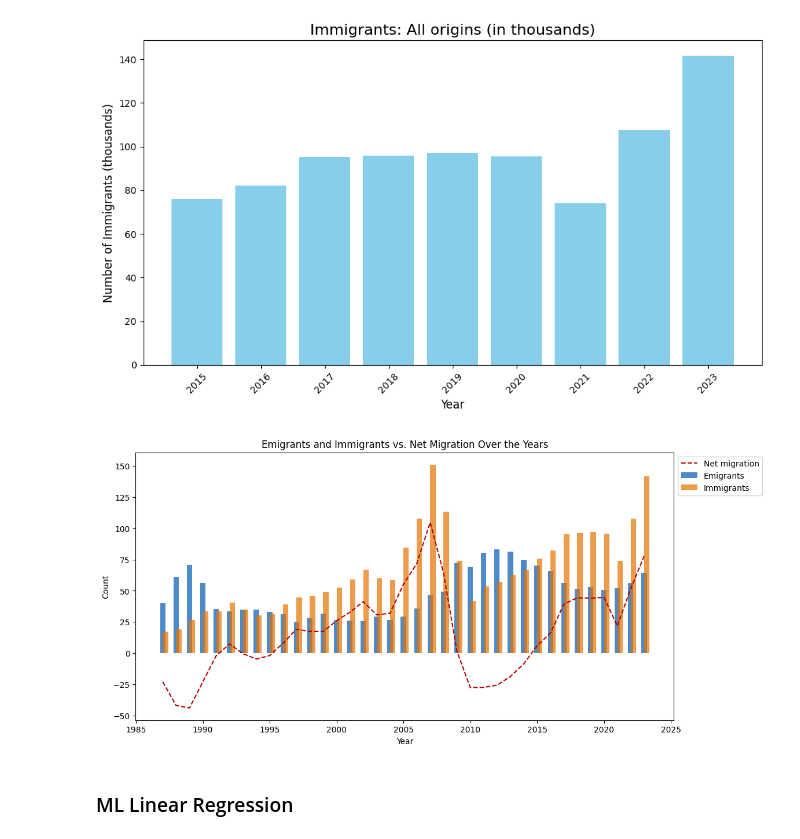
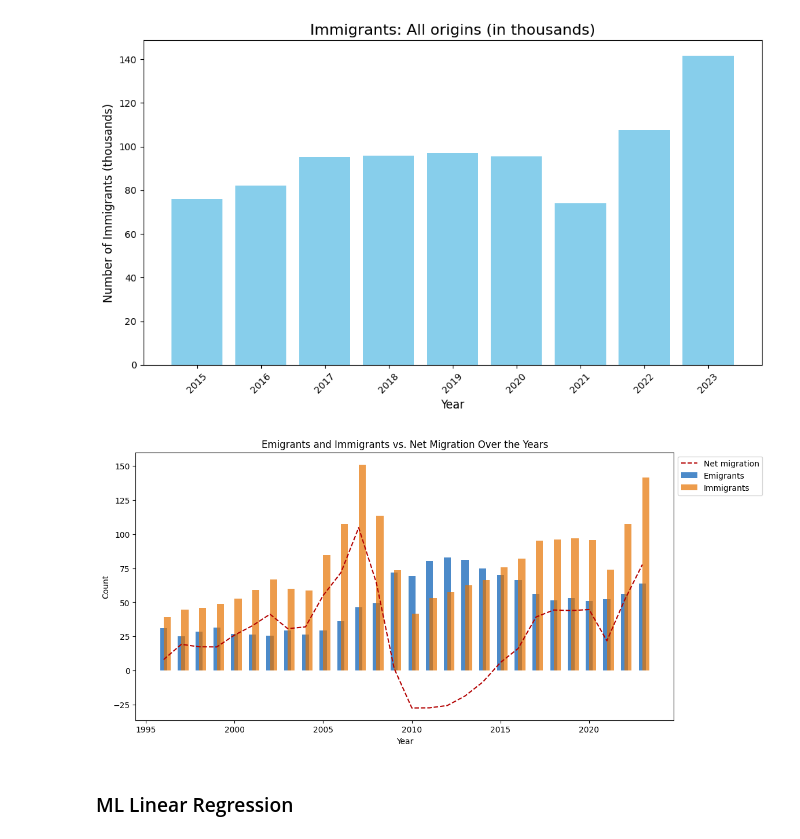
Before and after one commit to Ivkoto/DataAnalyticsMachineLearning, a Jupyter notebook: Data_Preparation/CA1_V6_2_refactored.ipynb, the cells around one changed output. Cells and saved outputs as stored; diff of their text form; code cells hidden in the pictures.

```diff
--- a/Data_Preparation/CA1_V6_2_refactored.ipynb
+++ b/Data_Preparation/CA1_V6_2_refactored.ipynb
@@ -569,22 +579,30 @@ plt.tight_layout()  # Adjust the layout
 plt.show()
 # %% [output]
 [figure]
+# %%
+emigrants_1996 = migration_df_1996[(migration_df_1996['Origin or Destination'] == 'Emigrants: All destinations') & (migration_df_1996['Sex'] == 'Both sexes') & (migration_df_1996['VALUE'] != 'NaN') & (migration_df_1996['Country'] == 'All countries')]
+immigrants_1996 = migration_df_1996[(migration_df_1996['Origin or Destination'] == 'Immigrants: All origins') & (migration_df_1996['Sex'] == 'Both sexes') & (migration_df_1996['VALUE'] != 'NaN') & (migration_df_1996['Country'] == 'All countries')]
+net_migration_1996 = migration_df_1996[(migration_df_1996['Origin or Destination'] == 'Net migration') & (migration_df_1996['Sex'] == 'Both sexes') & (migration_df_1996['VALUE'] != 'NaN') & (migration_df_1996['Country'] == 'All countries')]
+migration_years_1996 = migration_df_1996['Year'].unique()
+emigrants_values_1996 = emigrants_1996['VALUE'].values
+immigrants_values_1996 = immigrants_1996['VALUE'].values
+net_migration_values_1996 = net_migration_1996['VALUE'].values
 # %%
 plt.figure(figsize=(12,6))
 
-plt.bar(migration_years, emigrants_values, label='Emigrants', color='#0059b3', alpha=0.7, width=0.4)
-plt.bar(migration_years, immigrants_values, label='Immigrants', color='#e67300', alpha=0.7, width=0.4, align='edge')
+plt.bar(migration_years_1996, emigrants_values_1996, label='Emigrants', color='#0059b3', alpha=0.7, width=0.4)
+plt.bar(migration_years_1996, immigrants_values_1996, label='Immigrants', color='#e67300', alpha=0.7, width=0.4, align='edge')
 
 
-plt.plot(migration_years, net_migration_values, label='Net migration', marker='', linestyle='--', color='#b30000')
+plt.plot(migration_years_1996, net_migration_values_1996, label='Net migration', marker='', linestyle='--', color='#b30000')
 
 plt.xlabel('Year')
 plt.ylabel('Count')
 plt.legend()
 plt.title('Emigrants and Immigrants vs. Net Migration Over the Years')
 plt.legend(loc='upper left', bbox_to_anchor=(1, 1))
 plt.show()
 # %% [output]
-[figure, old version]
+[figure, new version]
 # %% [markdown]
 ### ML Linear Regression
```
Also changed, not shown: parts of 24 cells of this notebook.
